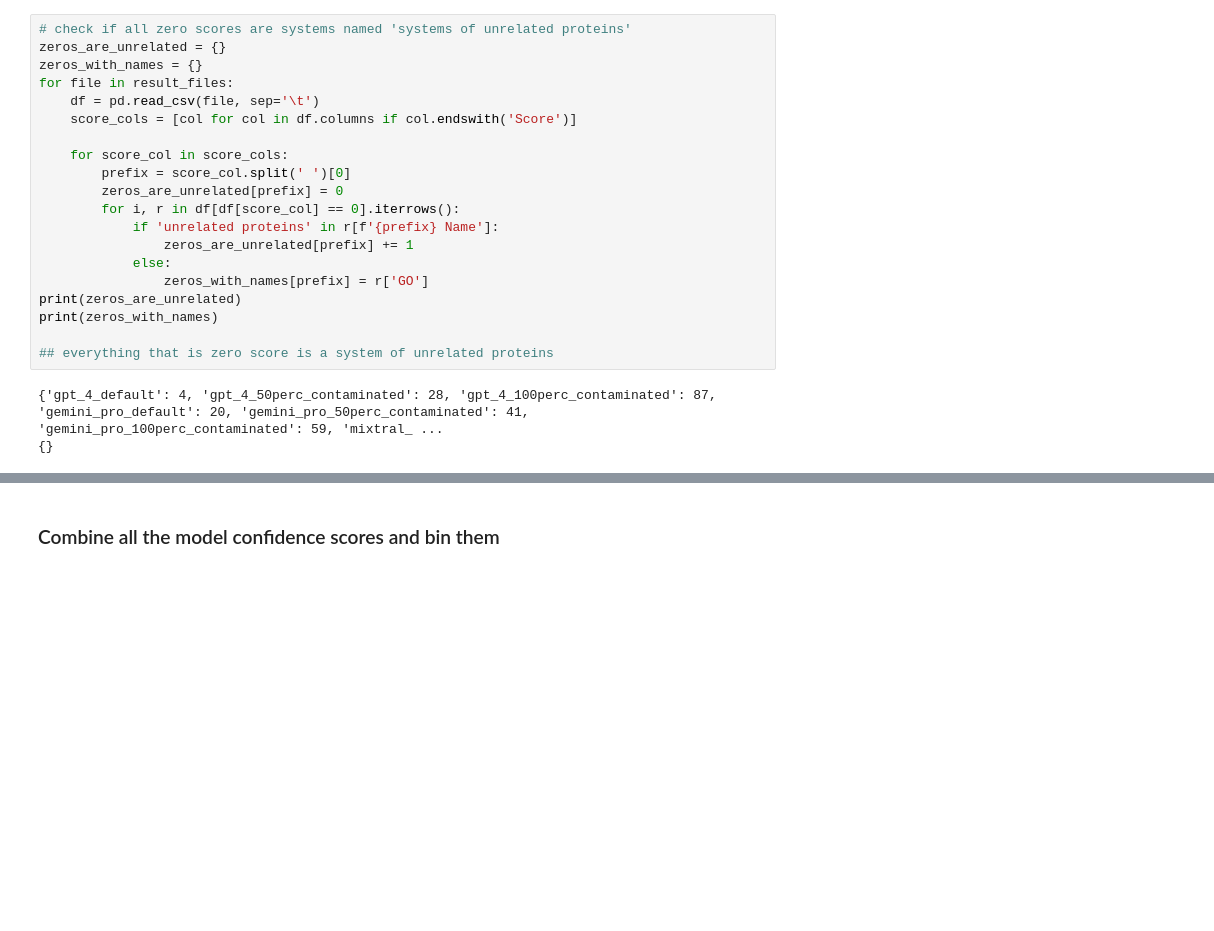
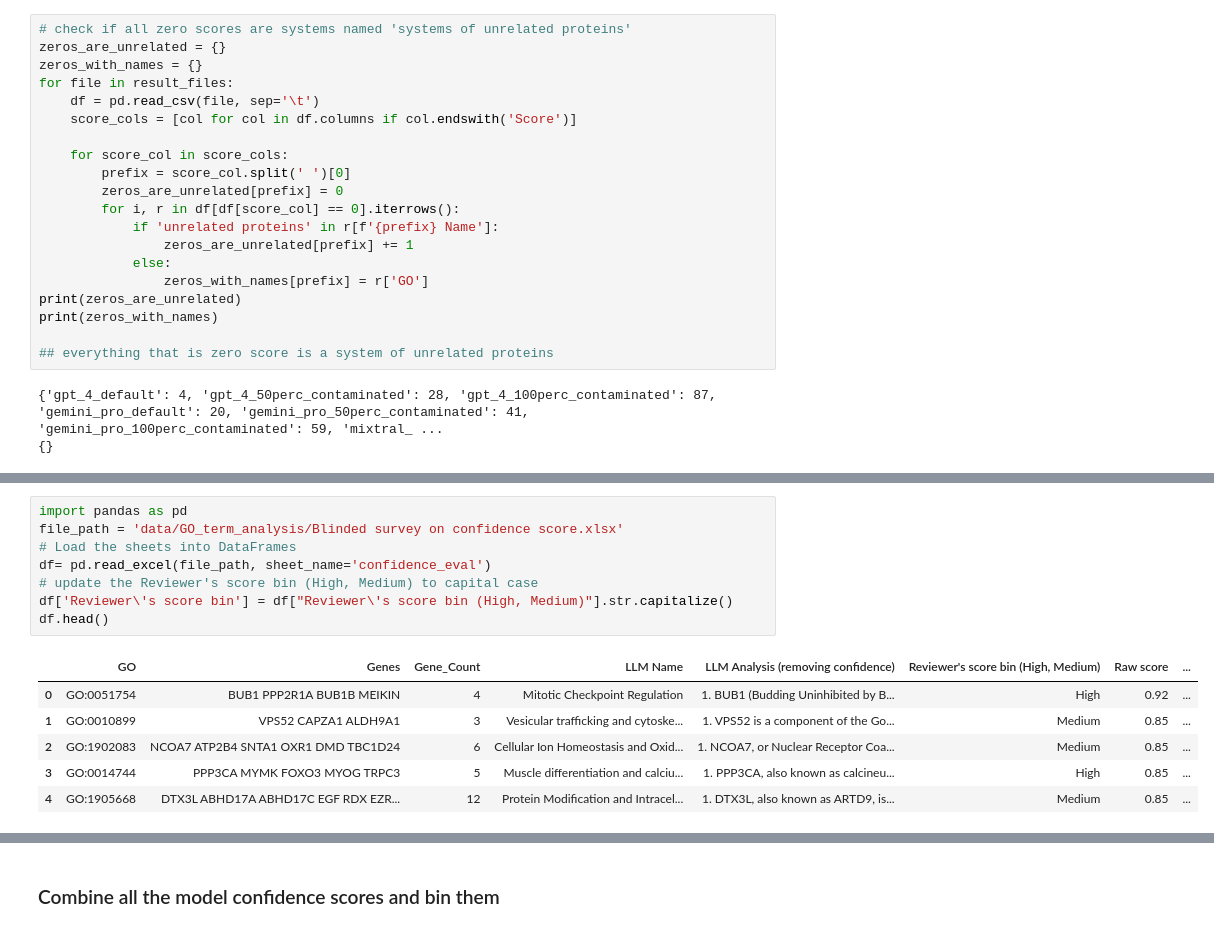
Before and after one commit to idekerlab/llm_evaluation_for_gene_set_interpretation, a Jupyter notebook: 3B-2.[model compare]Check_confidence_scoring_metrics.ipynb, the cells around one changed output, grey strips where cells are left out. Drawn from its saved outputs; the diff is of its cells as text; blank space fills up the shorter version.

Commit message:
eval confidence

```diff
--- a/3B-2.[model compare]Check_confidence_scoring_metrics.ipynb
+++ b/3B-2.[model compare]Check_confidence_scoring_metrics.ipynb
@@ -420,0 +373,15 @@ print(zeros_with_names)
+# %%
+import pandas as pd
+file_path = 'data/GO_term_analysis/Blinded survey on confidence score.xlsx'
+# Load the sheets into DataFrames
+df= pd.read_excel(file_path, sheet_name='confidence_eval')
+# update the Reviewer's score bin (High, Medium) to capital case
+df['Reviewer\'s score bin'] = df["Reviewer\'s score bin (High, Medium)"].str.capitalize()
+df.head()
+# %% [output]
+|  | GO | Genes | Gene_Count | LLM Name | LLM Analysis (removing confidence) | Reviewer's score bin (High, Medium) | Raw score | ... |
+| 0 | GO:0051754 | BUB1 PPP2R1A BUB1B MEIKIN | 4 | Mitotic Checkpoint Regulation | 1. BUB1 (Budding Uninhibited by B... | High | 0.92 | ... |
+| 1 | GO:0010899 | VPS52 CAPZA1 ALDH9A1 | 3 | Vesicular trafficking and cytoske... | 1. VPS52 is a component of the Go... | Medium | 0.85 | ... |
+| 2 | GO:1902083 | NCOA7 ATP2B4 SNTA1 OXR1 DMD TBC1D24 | 6 | Cellular Ion Homeostasis and Oxid... | 1. NCOA7, or Nuclear Receptor Coa... | Medium | 0.85 | ... |
+| 3 | GO:0014744 | PPP3CA MYMK FOXO3 MYOG TRPC3 | 5 | Muscle differentiation and calciu... | 1. PPP3CA, also known as calcineu... | High | 0.85 | ... |
+| 4 | GO:1905668 | DTX3L ABHD17A ABHD17C EGF RDX EZR... | 12 | Protein Modification and Intracel... | 1. DTX3L, also known as ARTD9, is... | Medium | 0.85 | ... |
```
Also changed, not shown: parts of 4 cells of this notebook, 2 other files.
